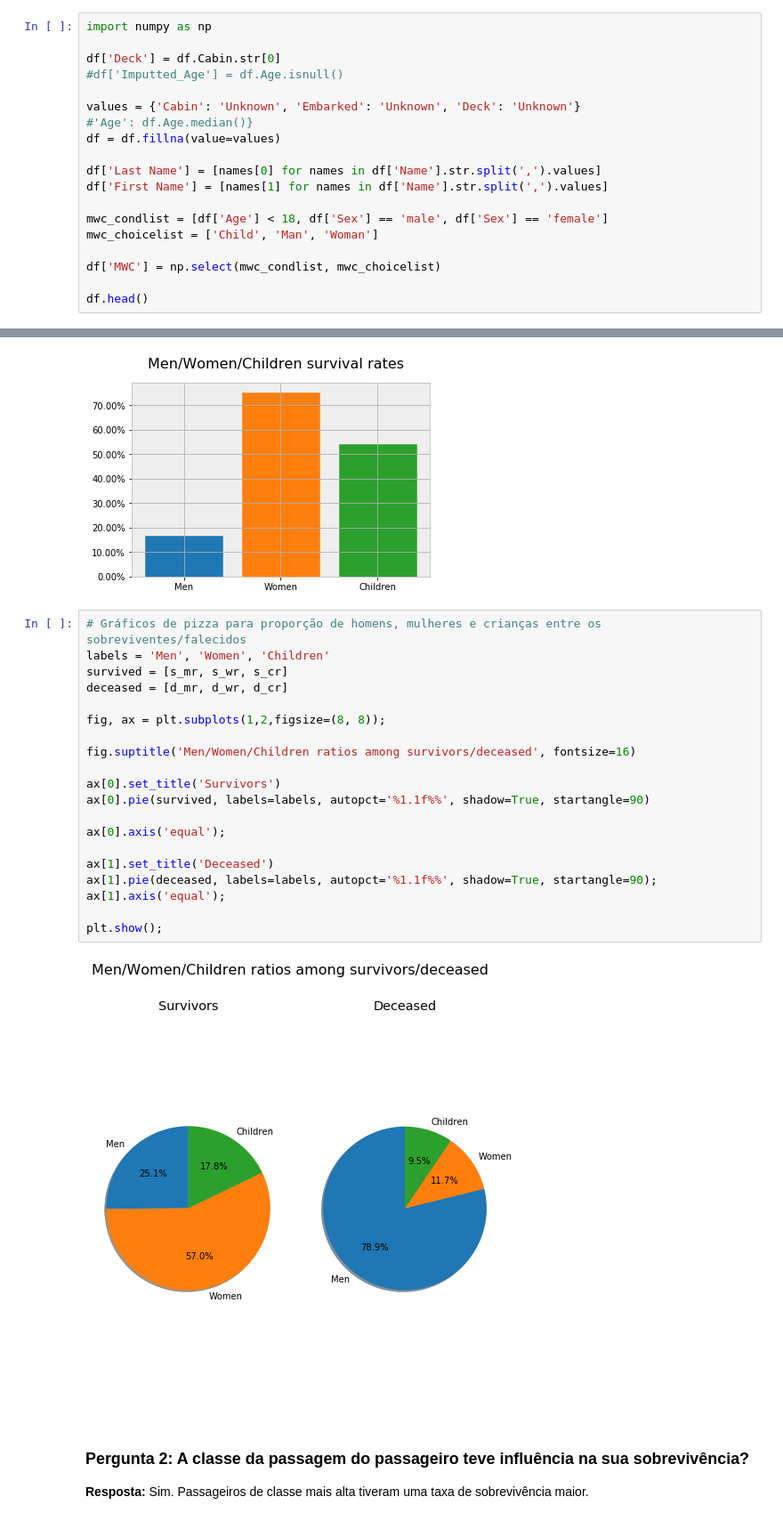
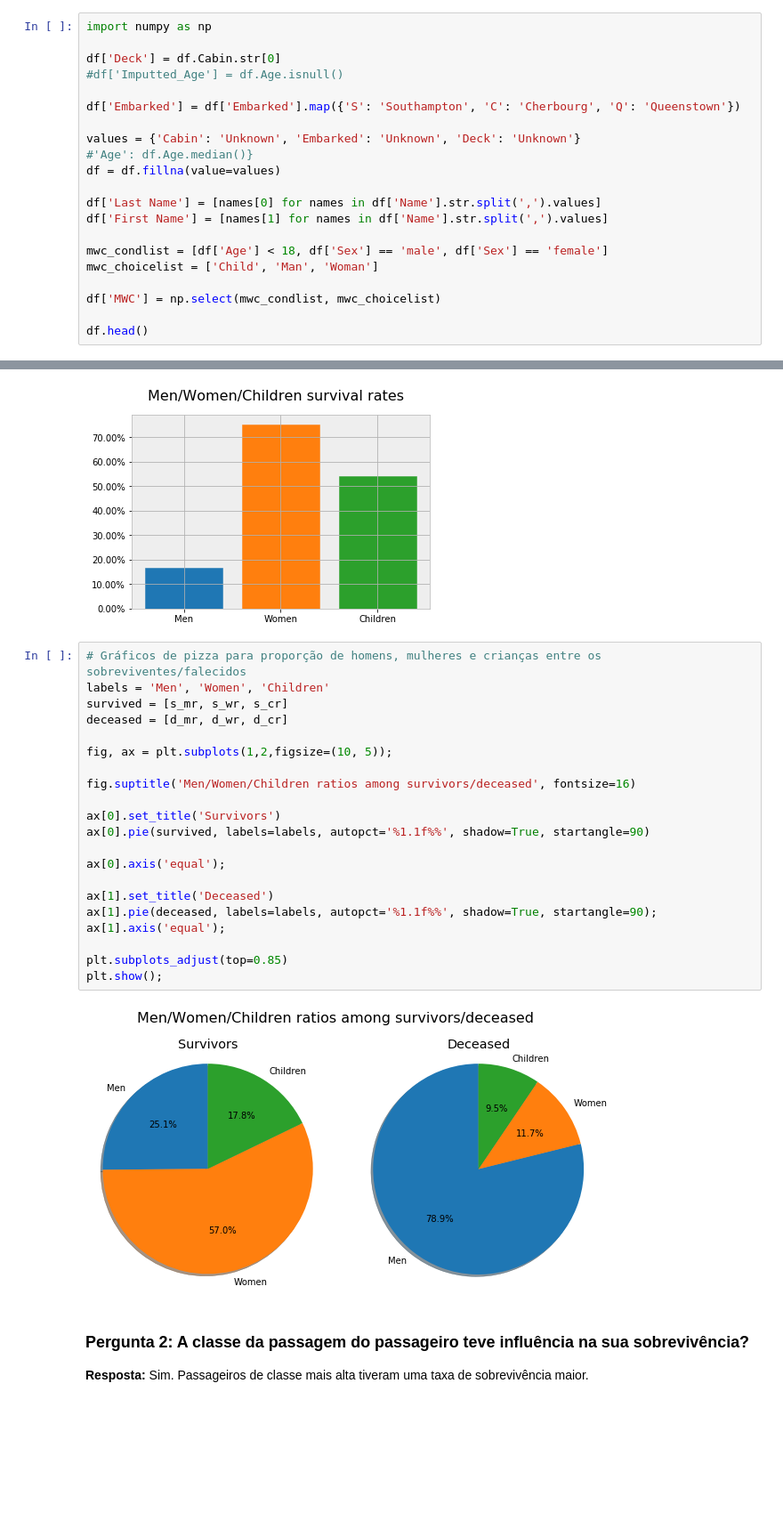
Before and after one commit to georgebrindeiro/udacity_nd110_investigate-a-dataset, a Jupyter notebook: investigate-a-dataset.ipynb, the cells around one changed output, grey strips where cells are left out. Shown at 89% size. Drawn from its saved outputs; the diff is of its cells as text; blank space fills up the shorter version.

```diff
--- a/investigate-a-dataset.ipynb
+++ b/investigate-a-dataset.ipynb
@@ -160,6 +160,8 @@ import numpy as np
 
 df['Deck'] = df.Cabin.str[0]
 #df['Imputted_Age'] = df.Age.isnull()
+
+df['Embarked'] = df['Embarked'].map({'S': 'Southampton', 'C': 'Cherbourg', 'Q': 'Queenstown'})
 
 values = {'Cabin': 'Unknown', 'Embarked': 'Unknown', 'Deck': 'Unknown'}
 #'Age': df.Age.median()}
@@ -260,25 +245,26 @@ plt.show();
 # %%
 # Gráficos de pizza para proporção de homens, mulheres e crianças entre os sobreviventes/falecidos
 labels = 'Men', 'Women', 'Children'
 survived = [s_mr, s_wr, s_cr]
 deceased = [d_mr, d_wr, d_cr]
 
-fig, ax = plt.subplots(1,2,figsize=(8, 8));
+fig, ax = plt.subplots(1,2,figsize=(10, 5));
 
 fig.suptitle('Men/Women/Children ratios among survivors/deceased', fontsize=16)
 
 ax[0].set_title('Survivors')
 ax[0].pie(survived, labels=labels, autopct='%1.1f%%', shadow=True, startangle=90)
 
 ax[0].axis('equal');
 
 ax[1].set_title('Deceased')
 ax[1].pie(deceased, labels=labels, autopct='%1.1f%%', shadow=True, startangle=90);
 ax[1].axis('equal');
 
+plt.subplots_adjust(top=0.85)
 plt.show();
 # %% [output]
-[figure, old version]
+[figure, new version]
 # %% [markdown]
 ### Pergunta 2: A classe da passagem do passageiro teve influência na sua sobrevivência?
 
```
Also changed, not shown: parts of 12 cells of this notebook.
